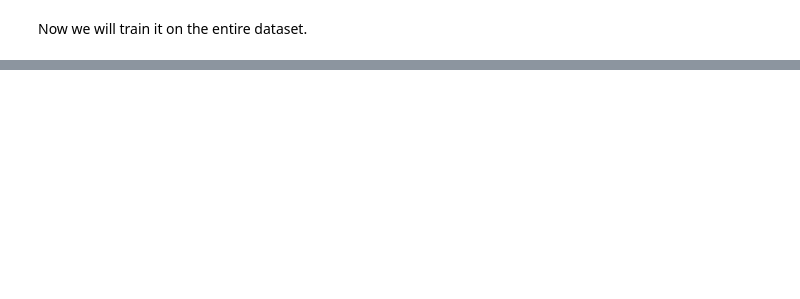
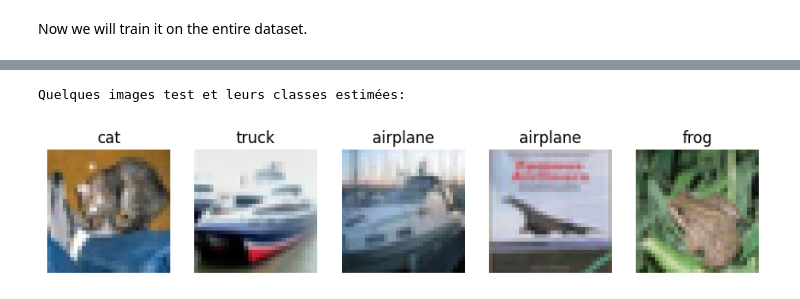
Before and after one commit to joanglaunes/deep_learning_image, a Jupyter notebook: ViT.ipynb, the cells around one changed output, grey strips where cells are left out. Drawn from its saved outputs; the diff is of its cells as text; code cells hidden in the pictures; blank space fills up the shorter version.

```diff
--- a/ViT.ipynb
+++ b/ViT.ipynb
@@ -243,0 +286,5 @@ torch.Size([768])
+# %%
+# on applique le modèle au batch d'images test:
+model.eval()
+output = model(images.cuda())
+output
@@ -243,0 +318,19 @@ torch.Size([768])
+# %%
+# On peut ensuite récupérer les indices de probabilité maximale
+# qui vont correspondre aux classes estimées.
+# (N.B. on pourrait en fait le faire directement sans calculer
+# le softmax car la proba est maximale lorsque l'output est maximal,
+# mais c'est plus cohérent de la calculer sur le vecteur de probabilités
+labels_est = torch.argmax(torch.softmax(output,axis=1), axis=1)
+# %%
+# on peut à présent afficher:
+print("Quelques images test et leurs classes estimées:")
+for k in range(5):
+    plt.subplot(1,5,k+1)
+    plt.imshow(images[k,:,:,:].permute((1,2,0)).cpu())
+    plt.axis('off')
+    plt.title(classes[labels_est[k]])
+plt.show()
+# %% [output]
+Quelques images test et leurs classes estimées:
+[figure, added]
```
Also changed, not shown: parts of 37 cells of this notebook.
